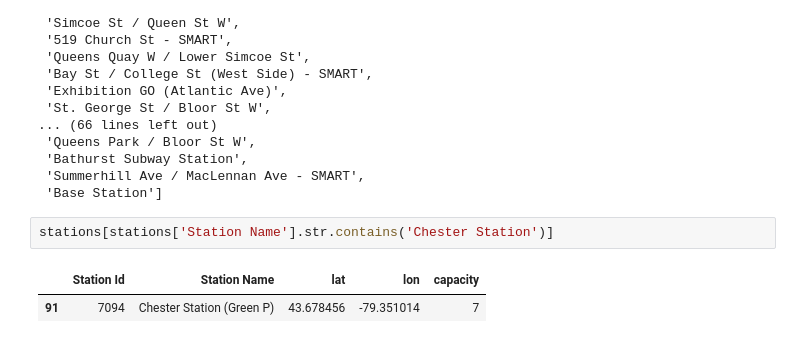
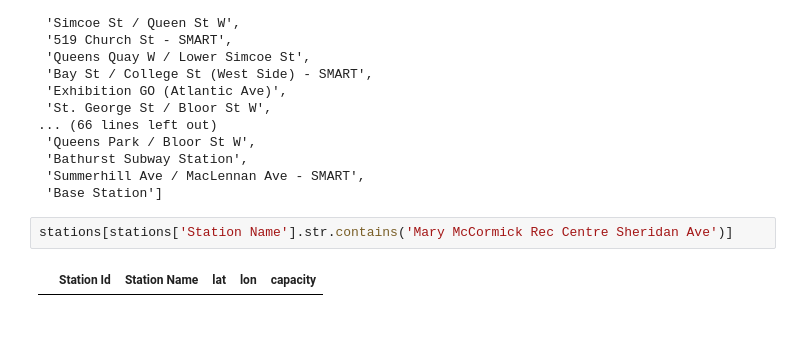
Before and after one commit to yokoyana/toronto_bike_share, a Jupyter notebook: project.ipynb, the cells around one changed output. Cells and saved outputs as stored; diff of their text form.

```diff
--- a/project.ipynb
+++ b/project.ipynb
@@ -829,7 +829,6 @@ df_trips_data[df_trips_data['Start_Station_Id'].isnull()]['Start_Station_Name'].
  'Summerhill Ave / MacLennan Ave - SMART',
  'Base Station']
 # %%
-stations[stations['Station Name'].str.contains('Chester Station')]
+stations[stations['Station Name'].str.contains('Mary McCormick Rec Centre Sheridan Ave')]
 # %% [output]
 |  | Station Id | Station Name | lat | lon | capacity |
-| 91 | 7094 | Chester Station (Green P) | 43.678456 | -79.351014 | 7 |
```
Also changed, not shown: 31 other files.
